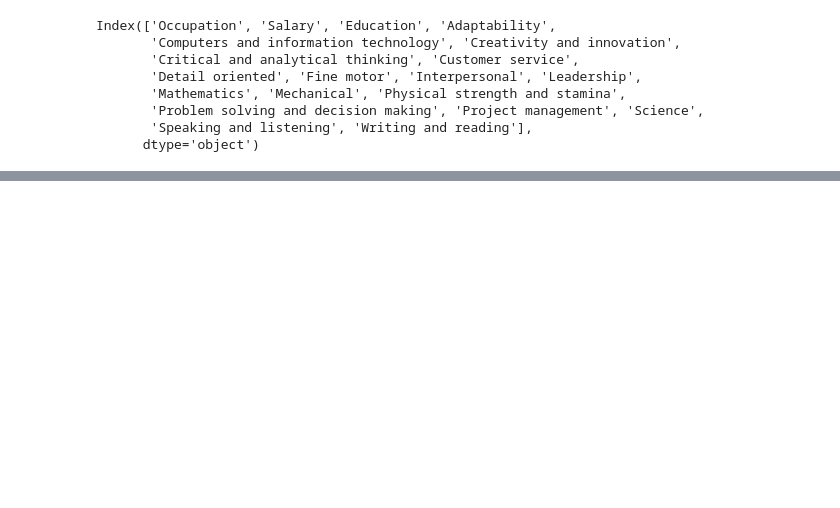
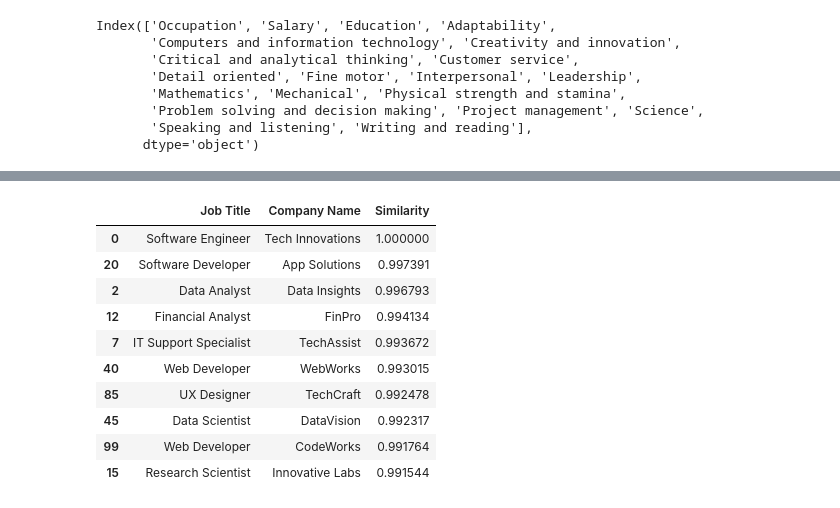
Before and after one commit to HenryRifle/LinkedOut-AI-Job-Board, a Jupyter notebook: Job_Recommender.ipynb, the cells around one changed output, grey strips where cells are left out. Saved outputs shown, nothing was run; the diff lists cells and outputs as text; code cells hidden in the pictures; blank space fills up the shorter version.

```diff
--- a/Job_Recommender.ipynb
+++ b/Job_Recommender.ipynb
@@ -113,0 +117,17 @@ recommended_occupations.head()
+# %%
+# Create new df without Job Title and Company Name columns
+jobs_skills = jobs_data.drop(['Job Title','Company Name'],axis=1)
+# %%
+#Actual Job Listing Recommendations
+
+user_skills = []
+
+#random user
+for i in range(0,18):
+    user_skills.append(random.uniform(1,5))
+
+cosine_similarities = cosine_similarity([user_skills], jobs_skills)
+
+jobs_data['Similarity'] = cosine_similarities[0]
+recommended_occupations = jobs_data[['Job Title','Company Name','Similarity']].sort_values(by='Similarity', ascending=False)
+recommended_occupations.head()
@@ -113,0 +141,23 @@ recommended_occupations.head()
+# %%
+#Test with IT Role User
+
+#test user taken from first swe job entry in dataset (Software Engineer at Tech Innovations), hence it shows 100 percent match
+test_user = [3,4.5,5,4.1,4.2,4.4,4,4.3,3.2,4.1,5,4.2,3.3,2.1,5,4.4,5,3.9]
+
+cosine_similarities = cosine_similarity([test_user], jobs_skills)
+
+jobs_data['Similarity'] = cosine_similarities[0]
+recommended_occupations = jobs_data[['Job Title','Company Name','Similarity']].sort_values(by='Similarity', ascending=False)
+recommended_occupations[:10]
+# %% [output]
+|  | Job Title | Company Name | Similarity |
+| 0 | Software Engineer | Tech Innovations | 1.000000 |
+| 20 | Software Developer | App Solutions | 0.997391 |
+| 2 | Data Analyst | Data Insights | 0.996793 |
+| 12 | Financial Analyst | FinPro | 0.994134 |
+| 7 | IT Support Specialist | TechAssist | 0.993672 |
+| 40 | Web Developer | WebWorks | 0.993015 |
+| 85 | UX Designer | TechCraft | 0.992478 |
+| 45 | Data Scientist | DataVision | 0.992317 |
+| 99 | Web Developer | CodeWorks | 0.991764 |
+| 15 | Research Scientist | Innovative Labs | 0.991544 |
```
Also changed, not shown: parts of 7 cells of this notebook, 1 other file.
